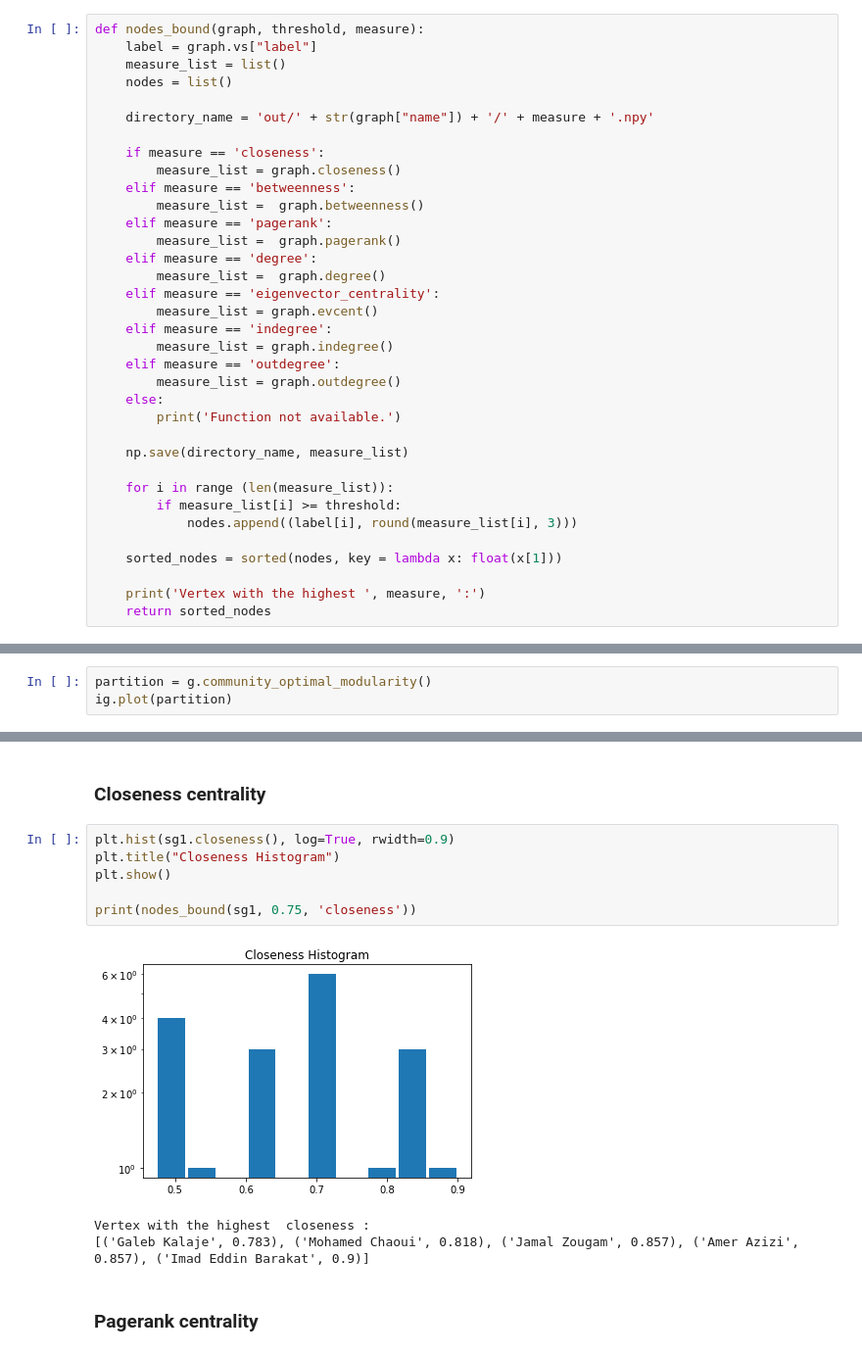
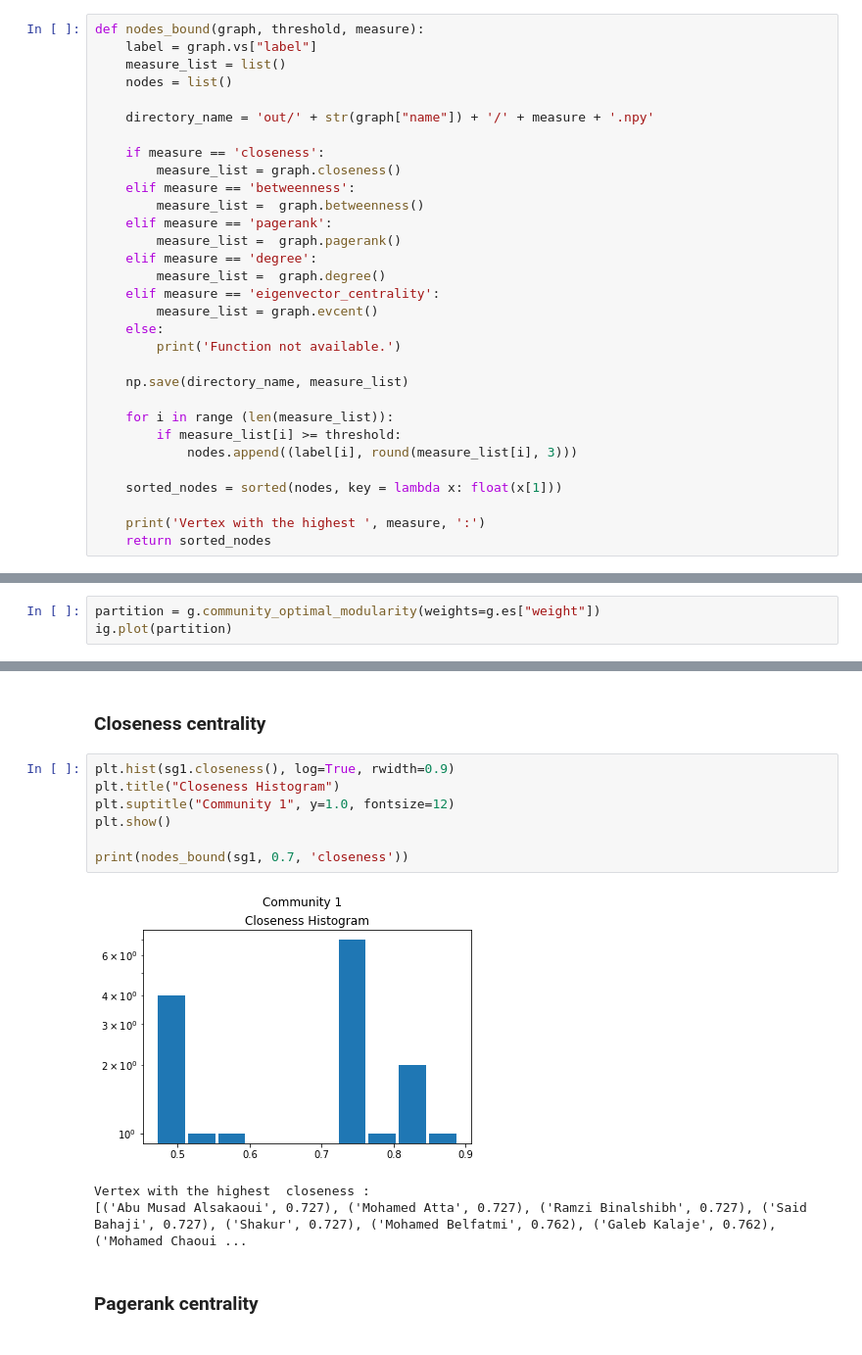
Before and after one commit to GiorgiaAuroraAdorni/MadridTrainBombingNetAnalytics, a Jupyter notebook: MadridTrainBombingNet.ipynb, the cells around one changed output, grey strips where cells are left out. Shown at 98% size. Cells and saved outputs as stored; diff of their text form.

```diff
--- a/MadridTrainBombingNet.ipynb
+++ b/MadridTrainBombingNet.ipynb
@@ -112,10 +112,6 @@ def nodes_bound(graph, threshold, measure):
         measure_list =  graph.degree()
     elif measure == 'eigenvector_centrality':
         measure_list = graph.evcent()
-    elif measure == 'indegree':
-        measure_list = graph.indegree()
-    elif measure == 'outdegree':
-        measure_list = graph.outdegree()
     else:
         print('Function not available.')
 
@@ -247,7 +217,7 @@ Vertex with the highest  eigenvector_centrality :
 # %% [markdown]
 ## Community Detection
 # %%
-partition = g.community_optimal_modularity()
+partition = g.community_optimal_modularity(weights=g.es["weight"])
 ig.plot(partition)
 # %% [output]
 <igraph.drawing.Plot at 0x...>
@@ -394,13 +342,14 @@ Vertex with the highest  betweenness :
 # %%
 plt.hist(sg1.closeness(), log=True, rwidth=0.9)
 plt.title("Closeness Histogram")
+plt.suptitle("Community 1", y=1.0, fontsize=12)
 plt.show()
 
-print(nodes_bound(sg1, 0.75, 'closeness'))
+print(nodes_bound(sg1, 0.7, 'closeness'))
 # %% [output]
-[figure, old version]
+[figure, new version]
 Vertex with the highest  closeness :
-[('Galeb Kalaje', 0.783), ('Mohamed Chaoui', 0.818), ('Jamal Zougam', 0.857), ('Amer Azizi', 0.857), ('Imad Eddin Barakat', 0.9)]
+[('Abu Musad Alsakaoui', 0.727), ('Mohamed Atta', 0.727), ('Ramzi Binalshibh', 0.727), ('Said Bahaji', 0.727), ('Shakur', 0.727), ('Mohamed Belfatmi', 0.762), ('Galeb Kalaje', 0.762), ('Mohamed Chaoui ...
 # %% [markdown]
 ### Pagerank centrality
 # %%
```
Also changed, not shown: parts of 57 cells of this notebook.
